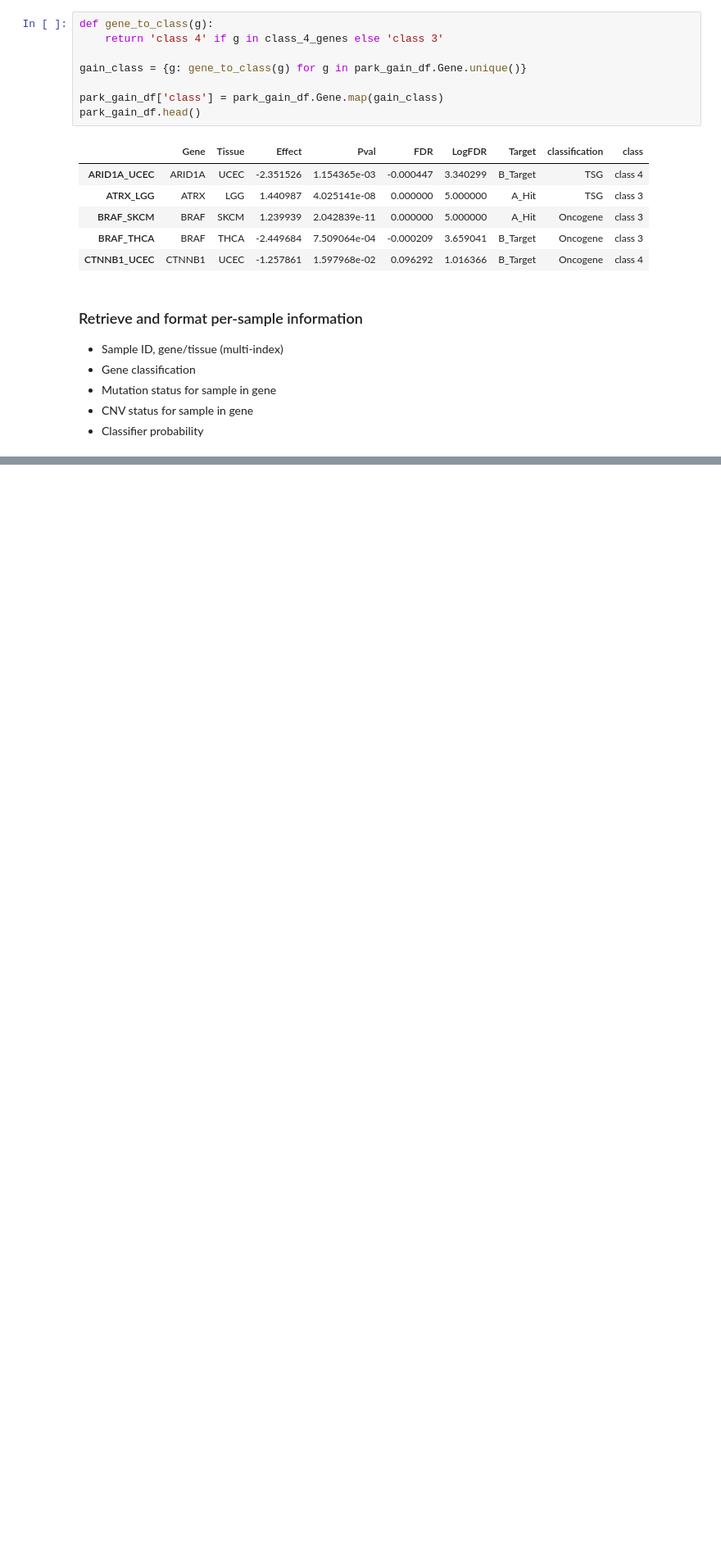
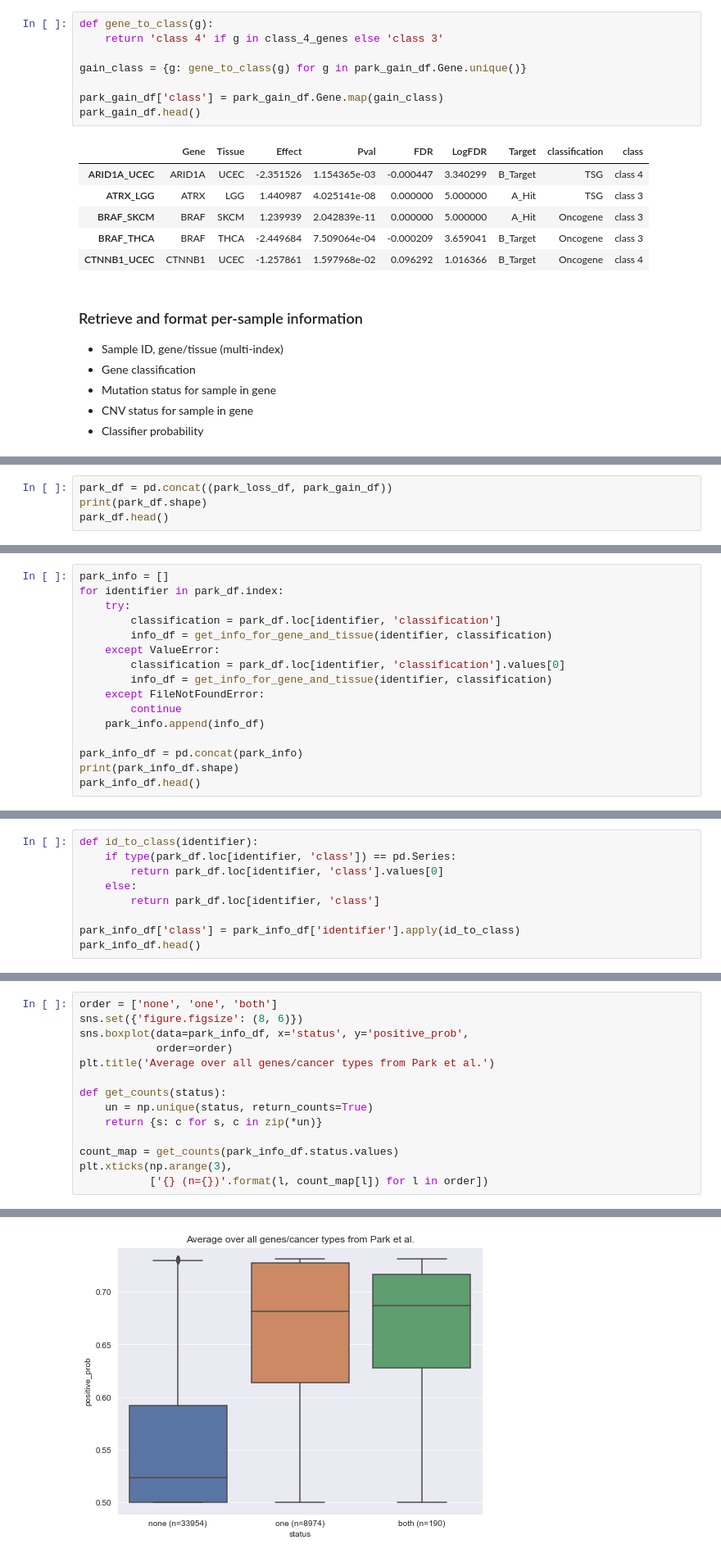
Before and after one commit to greenelab/mutation-fn, a Jupyter notebook: 3_park_analysis.ipynb, the cells around one changed output, grey strips where cells are left out. Shown at 82% size. Drawn from its saved outputs; the diff is of its cells as text; blank space fills up the shorter version.

```diff
--- a/3_park_analysis.ipynb
+++ b/3_park_analysis.ipynb
@@ -244,0 +230,4 @@ plt.xticks(np.arange(3),
+# %%
+park_df = pd.concat((park_loss_df, park_gain_df))
+print(park_df.shape)
+park_df.head()
@@ -244,0 +242,16 @@ plt.xticks(np.arange(3),
+# %%
+park_info = []
+for identifier in park_df.index:
+    try:
+        classification = park_df.loc[identifier, 'classification']
+        info_df = get_info_for_gene_and_tissue(identifier, classification)
+    except ValueError:
+        classification = park_df.loc[identifier, 'classification'].values[0]
+        info_df = get_info_for_gene_and_tissue(identifier, classification)
+    except FileNotFoundError:
+        continue
+    park_info.append(info_df)
+
+park_info_df = pd.concat(park_info)
+print(park_info_df.shape)
+park_info_df.head()
@@ -244,0 +266,9 @@ plt.xticks(np.arange(3),
+# %%
+def id_to_class(identifier):
+    if type(park_df.loc[identifier, 'class']) == pd.Series:
+        return park_df.loc[identifier, 'class'].values[0]
+    else:
+        return park_df.loc[identifier, 'class']
+
+park_info_df['class'] = park_info_df['identifier'].apply(id_to_class)
+park_info_df.head()
@@ -244,0 +290,15 @@ plt.xticks(np.arange(3),
+# %%
+order = ['none', 'one', 'both']
+sns.set({'figure.figsize': (8, 6)})
+sns.boxplot(data=park_info_df, x='status', y='positive_prob',
+            order=order)
+plt.title('Average over all genes/cancer types from Park et al.')
+
+def get_counts(status):
+    un = np.unique(status, return_counts=True)
+    return {s: c for s, c in zip(*un)}
+
+count_map = get_counts(park_info_df.status.values)
+plt.xticks(np.arange(3),
+           ['{} (n={})'.format(l, count_map[l]) for l in order])
+# %% [output]
@@ -244,0 +311 @@ plt.xticks(np.arange(3),
+[figure, added]
```
Also changed, not shown: parts of 12 cells of this notebook, 1 other file.
